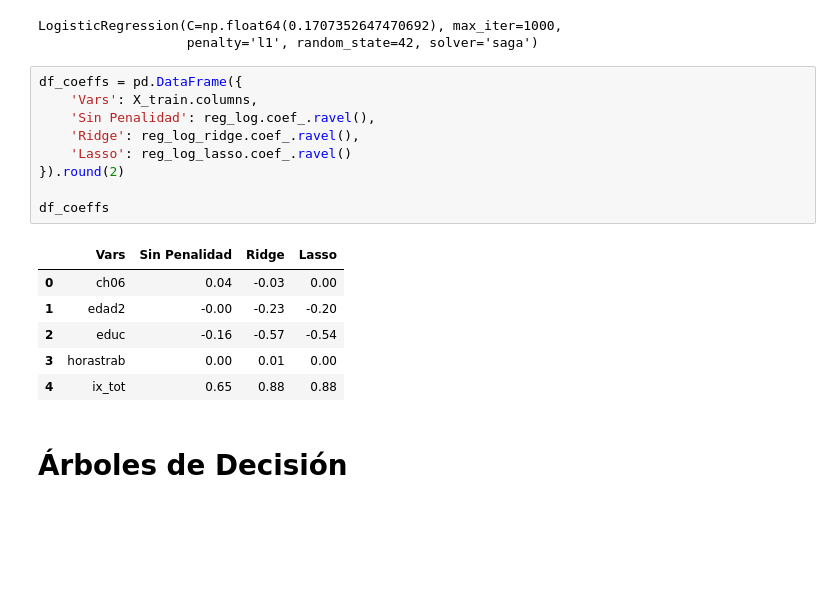
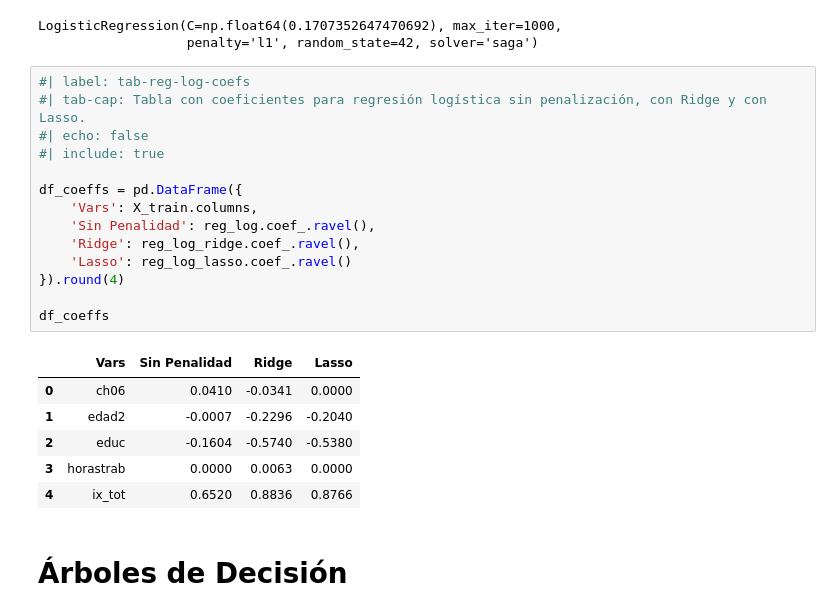
Before and after one commit to mcargnel/Big-Data-UBA-Grupo-09, a Jupyter notebook: TP4/tp4_grupo_09.ipynb, the cells around one changed output. Cells and saved outputs as stored; diff of their text form; blank space fills up the shorter version.

```diff
--- a/TP4/tp4_grupo_09 copy.ipynb
+++ b/TP4/tp4_grupo_09.ipynb
@@ -160,21 +176,26 @@ reg_log_lasso.fit(X_train_scaled, y_train)
 LogisticRegression(C=np.float64(0.1707352647470692), max_iter=1000,
                    penalty='l1', random_state=42, solver='saga')
 # %%
+#| label: tab-reg-log-coefs
+#| tab-cap: Tabla con coeficientes para regresión logística sin penalización, con Ridge y con Lasso.
+#| echo: false
+#| include: true
+
 df_coeffs = pd.DataFrame({
     'Vars': X_train.columns,
     'Sin Penalidad': reg_log.coef_.ravel(),
     'Ridge': reg_log_ridge.coef_.ravel(),
     'Lasso': reg_log_lasso.coef_.ravel()
-}).round(2)
+}).round(4)
 
 df_coeffs
 # %% [output]
 |  | Vars | Sin Penalidad | Ridge | Lasso |
-| 0 | ch06 | 0.04 | -0.03 | 0.00 |
-| 1 | edad2 | -0.00 | -0.23 | -0.20 |
-| 2 | educ | -0.16 | -0.57 | -0.54 |
-| 3 | horastrab | 0.00 | 0.01 | 0.00 |
-| 4 | ix_tot | 0.65 | 0.88 | 0.88 |
+| 0 | ch06 | 0.0410 | -0.0341 | 0.0000 |
+| 1 | edad2 | -0.0007 | -0.2296 | -0.2040 |
+| 2 | educ | -0.1604 | -0.5740 | -0.5380 |
+| 3 | horastrab | 0.0000 | 0.0063 | 0.0000 |
+| 4 | ix_tot | 0.6520 | 0.8836 | 0.8766 |
 # %% [markdown]
 # Árboles de Decisión
 # %% [markdown]
```
Also changed, not shown: parts of 16 cells of this notebook, 1 other file.
